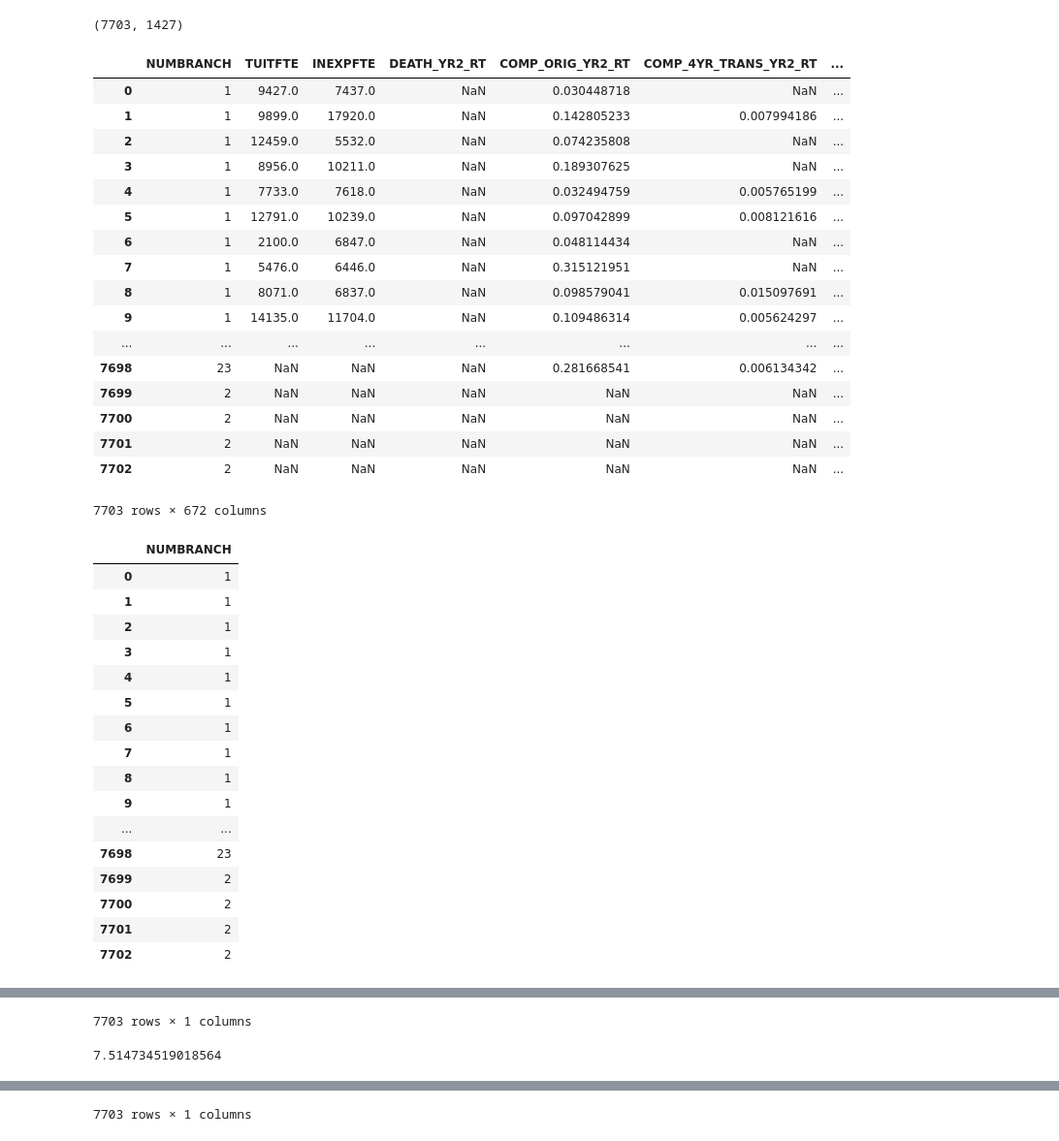
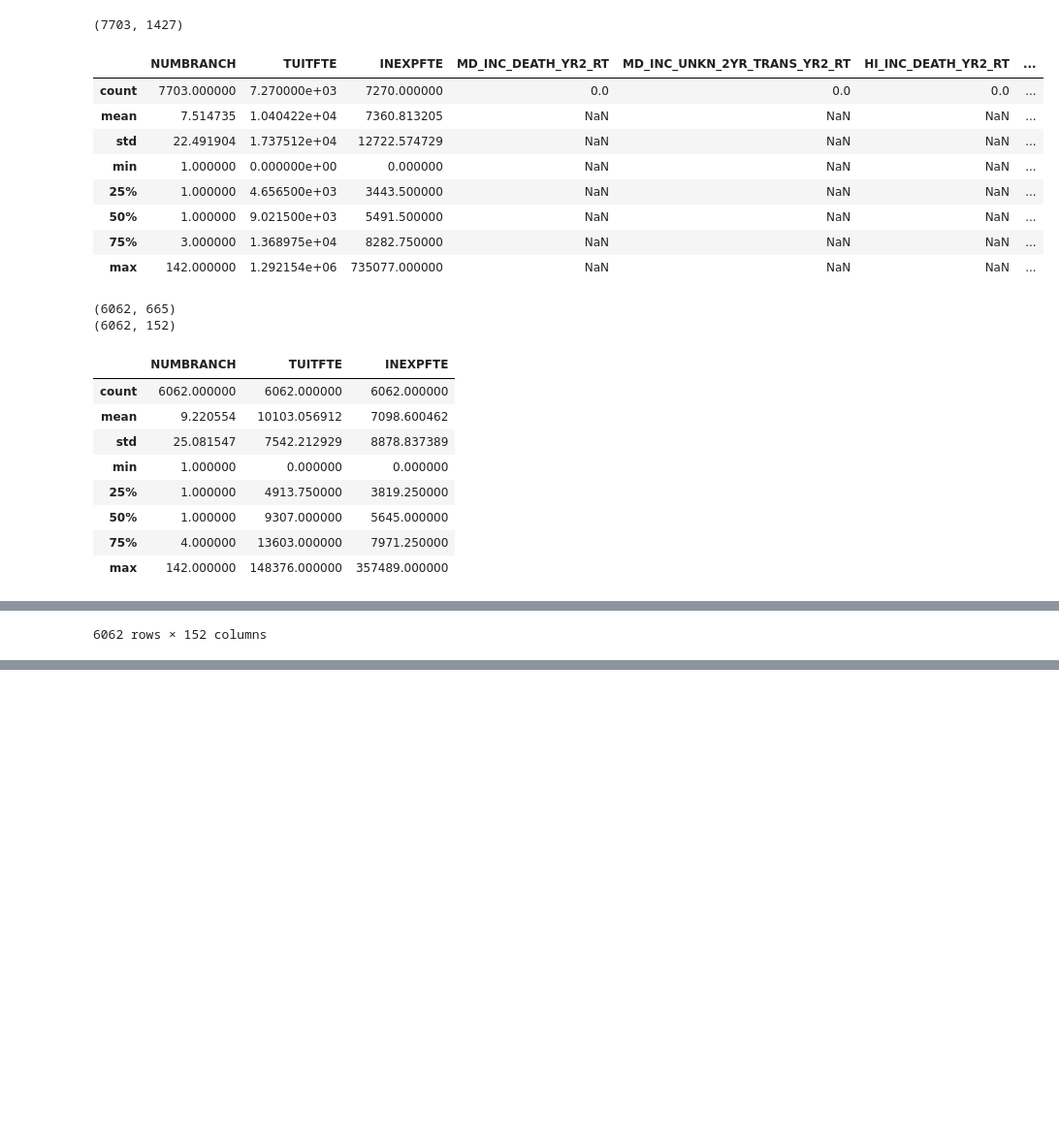
Before and after one commit to mdmiller11/CS593-Final-Project, a Jupyter notebook: CS593Fproj.ipynb, the cells around one changed output, grey strips where cells are left out. Shown: that part at 97% size. Cells and saved outputs as stored; diff of their text form; code cells hidden in the pictures; blank space fills up the shorter version.

Commit message:
latest using median for nan filling, with csv

```diff
--- a/CS593Fproj.ipynb
+++ b/CS593Fproj.ipynb
@@ -48,51 +54,41 @@ numerical_vars = ['NUMBRANCH',  'TUITFTE',  'INEXPFTE',  'DEATH_YR2_RT',  'COMP_
 
 num_vars = df.loc[:,numerical_vars]
 
 num_vars = num_vars.replace(to_replace = {'PrivacySuppressed': np.nan, 'NULL': np.nan})
-display(num_vars)
+#print(num_vars)
+display(num_vars.describe())
+num_vars = num_vars.dropna(axis = 0, subset=['MD_EARN_WNE_P10'])
 num_vars.dropna(axis = 1, how='all', inplace=True)
-display(num_vars)
+print(num_vars.shape)
+#display(num_vars)
+#print(num_vars.mean(axis=0))
+for i in num_vars.columns:
+    if (num_vars[i].isnull().sum(axis = 0) >= 7703*.2) & (i != 'MD_EARN_WNE_P10'):
+        num_vars = num_vars.drop([i],axis = 1)
+print(num_vars.shape)
 
-#print(num_vars.mean(axis=0))
-for i in num_vars.mean(axis=0, numeric_only =True,skipna =True):
-    print(i)
-
-num_vars = num_vars.fillna(num_vars.mean(axis=0))
+num_vars = num_vars.fillna(num_vars.median(axis=0, skipna = True))
+display(num_vars.describe())
 
 display(num_vars)
 # %% [output]
-|  | NUMBRANCH | TUITFTE | INEXPFTE | DEATH_YR2_RT | COMP_ORIG_YR2_RT | COMP_4YR_TRANS_YR2_RT | ... |
-| 0 | 1 | 9427.0 | 7437.0 | NaN | 0.030448718 | NaN | ... |
-| 1 | 1 | 9899.0 | 17920.0 | NaN | 0.142805233 | 0.007994186 | ... |
-| 2 | 1 | 12459.0 | 5532.0 | NaN | 0.074235808 | NaN | ... |
-| 3 | 1 | 8956.0 | 10211.0 | NaN | 0.189307625 | NaN | ... |
-| 4 | 1 | 7733.0 | 7618.0 | NaN | 0.032494759 | 0.005765199 | ... |
-| 5 | 1 | 12791.0 | 10239.0 | NaN | 0.097042899 | 0.008121616 | ... |
-| 6 | 1 | 2100.0 | 6847.0 | NaN | 0.048114434 | NaN | ... |
-| 7 | 1 | 5476.0 | 6446.0 | NaN | 0.315121951 | NaN | ... |
-| 8 | 1 | 8071.0 | 6837.0 | NaN | 0.098579041 | 0.015097691 | ... |
-| 9 | 1 | 14135.0 | 11704.0 | NaN | 0.109486314 | 0.005624297 | ... |
-| ... | ... | ... | ... | ... | ... | ... | ... |
-| 7698 | 23 | NaN | NaN | NaN | 0.281668541 | 0.006134342 | ... |
-| 7699 | 2 | NaN | NaN | NaN | NaN | NaN | ... |
-| 7700 | 2 | NaN | NaN | NaN | NaN | NaN | ... |
-| 7701 | 2 | NaN | NaN | NaN | NaN | NaN | ... |
-| 7702 | 2 | NaN | NaN | NaN | NaN | NaN | ... |
+|  | NUMBRANCH | TUITFTE | INEXPFTE | MD_INC_DEATH_YR2_RT | MD_INC_UNKN_2YR_TRANS_YR2_RT | HI_INC_DEATH_YR2_RT | ... |
+| count | 7703.000000 | 7.270000e+03 | 7270.000000 | 0.0 | 0.0 | 0.0 | ... |
+| mean | 7.514735 | 1.040422e+04 | 7360.813205 | NaN | NaN | NaN | ... |
+| std | 22.491904 | 1.737512e+04 | 12722.574729 | NaN | NaN | NaN | ... |
+| min | 1.000000 | 0.000000e+00 | 0.000000 | NaN | NaN | NaN | ... |
+| 25% | 1.000000 | 4.656500e+03 | 3443.500000 | NaN | NaN | NaN | ... |
+| 50% | 1.000000 | 9.021500e+03 | 5491.500000 | NaN | NaN | NaN | ... |
+| 75% | 3.000000 | 1.368975e+04 | 8282.750000 | NaN | NaN | NaN | ... |
+| max | 142.000000 | 1.292154e+06 | 735077.000000 | NaN | NaN | NaN | ... |
-7703 rows × 672 columns
+(6062, 665)
+(6062, 152)
-|  | NUMBRANCH |
-| 0 | 1 |
-| 1 | 1 |
-| 2 | 1 |
-| 3 | 1 |
-| 4 | 1 |
-| 5 | 1 |
-| 6 | 1 |
-| 7 | 1 |
-| 8 | 1 |
-| 9 | 1 |
-| ... | ... |
-| 7698 | 23 |
-| 7699 | 2 |
-| 7700 | 2 |
-| 7701 | 2 |
-| 7702 | 2 |
+|  | NUMBRANCH | TUITFTE | INEXPFTE |
+| count | 6062.000000 | 6062.000000 | 6062.000000 |
+| mean | 9.220554 | 10103.056912 | 7098.600462 |
+| std | 25.081547 | 7542.212929 | 8878.837389 |
+| min | 1.000000 | 0.000000 | 0.000000 |
+| 25% | 1.000000 | 4913.750000 | 3819.250000 |
+| 50% | 1.000000 | 9307.000000 | 5645.000000 |
+| 75% | 4.000000 | 13603.000000 | 7971.250000 |
+| max | 142.000000 | 148376.000000 | 357489.000000 |
@@ -99,2 +112 @@ display(num_vars)
-7703 rows × 1 columns
+6062 rows × 152 columns
-7.514734519018564
@@ -118 +112,0 @@ display(num_vars)
-7703 rows × 1 columns
```
Also changed, not shown: parts of 7 cells of this notebook, 1 other file.
